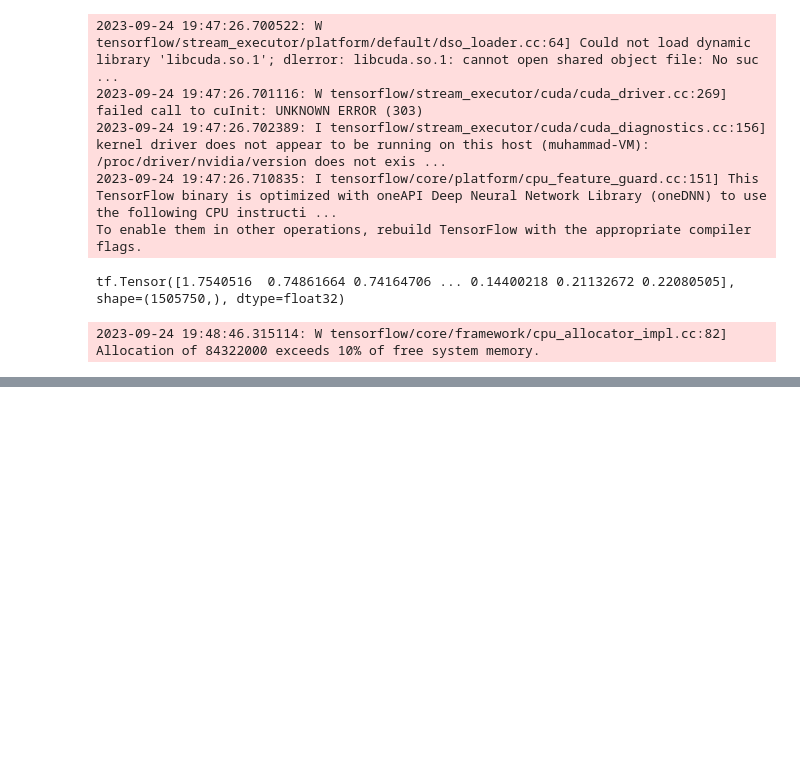
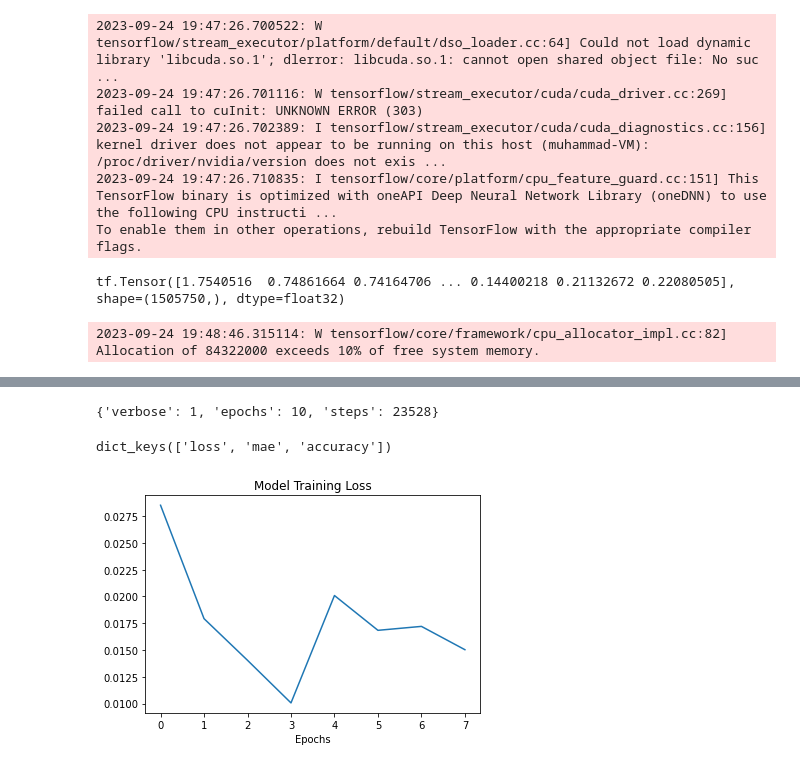
Before and after one commit to sbs23006/Anomaly-detection, a Jupyter notebook: DataModeling.ipynb, the cells around one changed output, grey strips where cells are left out. Drawn from its saved outputs; the diff is of its cells as text; code cells hidden in the pictures; blank space fills up the shorter version.

Commit message:
new model

```diff
--- a/DataModeling.ipynb
+++ b/DataModeling.ipynb
@@ -480,0 +389,21 @@ autoencoder.save('model_1.h5')
+# %%
+input_dim = X_train.shape[1]
+
+# Encoder
+encoder = Sequential([
+    Input(shape=(input_dim,)),
+    Dense(64, activation='relu'),
+    Dense(32, activation='relu')
+])
+
+# Decoder
+decoder = Sequential([
+    Input(shape=(32,)),  # Match the output shape of the encoder
+    Dense(64, activation='relu'),
+    Dense(input_dim, activation='linear')
+])
+
+# Autoencoder (combines the encoder and decoder)
+autoencoder = Sequential([encoder, decoder])
+
+autoencoder.compile(optimizer='adam', loss='mean_squared_error', metrics=['mae', 'accuracy'])
@@ -480,0 +416,4 @@ autoencoder.save('model_1.h5')
+# %%
+early_stopping = tf.keras.callbacks.EarlyStopping(monitor="loss", patience=4)
+
+history = autoencoder.fit(X_train, X_train, epochs=10, batch_size=64, callbacks=[early_stopping])
@@ -480,0 +447,19 @@ autoencoder.save('model_1.h5')
+# %%
+history.params
+# %% [output]
+{'verbose': 1, 'epochs': 10, 'steps': 23528}
+# %%
+history.history.keys()
+# %% [output]
+dict_keys(['loss', 'mae', 'accuracy'])
+# %%
+training_loss = history.history['loss']
+training_accuracy = history.history['accuracy']
+
+plt.plot(training_loss, label='Training Loss')
+plt.xlabel('Epochs')
+plt.ylabel('')
+plt.title('Model Training Loss')
+plt.show()
+# %% [output]
+[figure, added]
```
Also changed, not shown: parts of 35 cells of this notebook, 3 other files.
